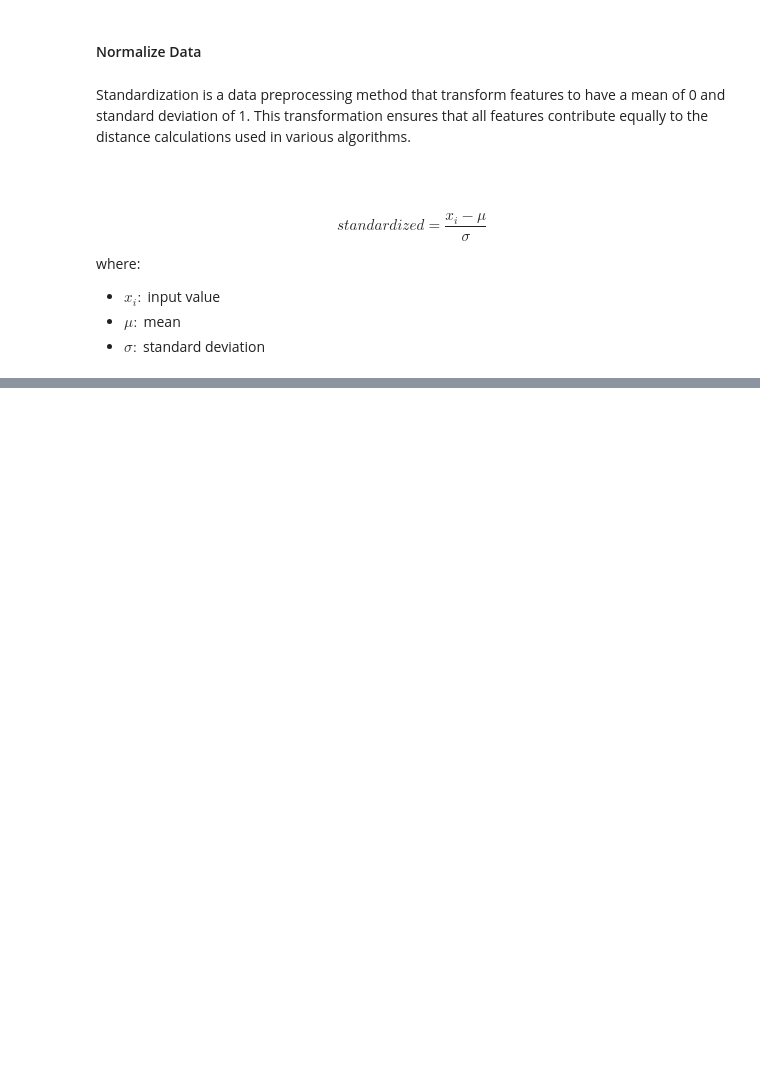
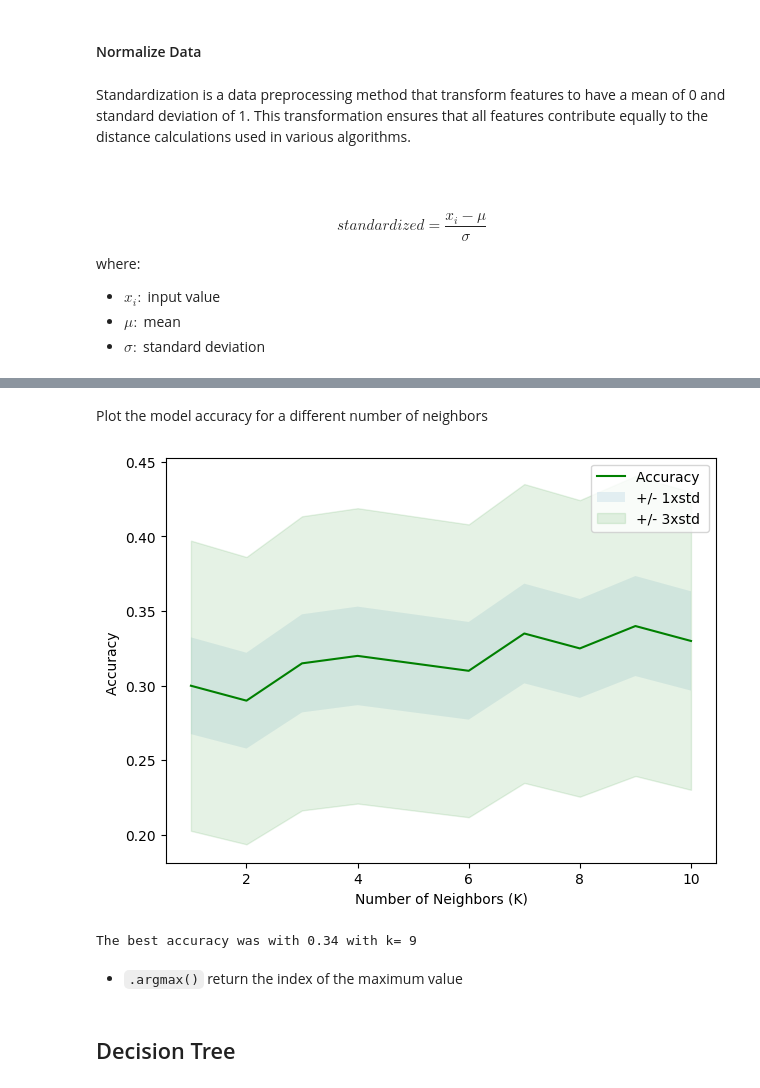
Before and after one commit to TimLL123456/Learning, a Jupyter notebook: Machine Learning Python/Machine Learning Python.ipynb, the cells around one changed output, grey strips where cells are left out. Drawn from its saved outputs; the diff is of its cells as text; code cells hidden in the pictures; blank space fills up the shorter version.

```diff
--- a/Machine Learning Python/Machine Learning Python.ipynb
+++ b/Machine Learning Python/Machine Learning Python.ipynb
@@ -588,0 +594,4 @@ X = preprocessing.StandardScaler().fit(X).transform(X.astype(float))
+# %%
+X_train, X_test, y_train, y_test = train_test_split(X, y, test_size=0.2, random_state=4)
+print(f"Training set: {X_train.shape} {X_test.shape}\n")
+print(f"Test set: {y_train.shape} {y_test.shape}")
@@ -588,0 +604,5 @@ X = preprocessing.StandardScaler().fit(X).transform(X.astype(float))
+# %%
+k = 4
+
+knn = KNeighborsClassifier(n_neighbors=k).fit(X_train, y_train)
+knn
@@ -588,0 +613,3 @@ X = preprocessing.StandardScaler().fit(X).transform(X.astype(float))
+# %%
+yhat = knn.predict(X_test)
+yhat
@@ -588,0 +642,16 @@ X = preprocessing.StandardScaler().fit(X).transform(X.astype(float))
+# %%
+max_K = 11
+mean_acc = np.zeros((max_K-1))
+std_acc = np.zeros((max_K-1))
+
+for n in range(1, max_K):
+
+    knn = KNeighborsClassifier(n_neighbors=n).fit(X_train, y_train)
+    yhat = knn.predict(X_test)
+
+    mean_acc[n-1] = metrics.accuracy_score(y_test, yhat)
+
+    ### Standard Error
+    std_acc[n-1] = np.std(yhat==y_test) / np.sqrt(yhat.shape[0])
+
+    print(f"Mean Accuracy (k={n}): {mean_acc[n-1]}")
@@ -588,0 +669,21 @@ X = preprocessing.StandardScaler().fit(X).transform(X.astype(float))
+# %% [markdown]
+Plot the model accuracy for a different number of neighbors
+# %%
+plt.plot(range(1, max_K), mean_acc, "g")
+plt.fill_between(range(1, max_K), mean_acc - 1 * std_acc, mean_acc + 1 * std_acc, alpha=0.1)
+plt.fill_between(range(1, max_K), mean_acc - 3 * std_acc, mean_acc + 3 * std_acc, alpha=0.1, color="green")
+plt.legend(('Accuracy ', '+/- 1xstd','+/- 3xstd'))
+plt.ylabel('Accuracy ')
+plt.xlabel('Number of Neighbors (K)')
+plt.tight_layout()
+plt.show()
+# %% [output]
+[figure, added]
+# %%
+print( "The best accuracy was with", mean_acc.max(), "with k=", mean_acc.argmax()+1)
+# %% [output]
+The best accuracy was with 0.34 with k= 9
+# %% [markdown]
+* `.argmax()` return the index of the maximum value
+# %% [markdown]
+## Decision Tree
```
Also changed, not shown: parts of 17 cells of this notebook.
